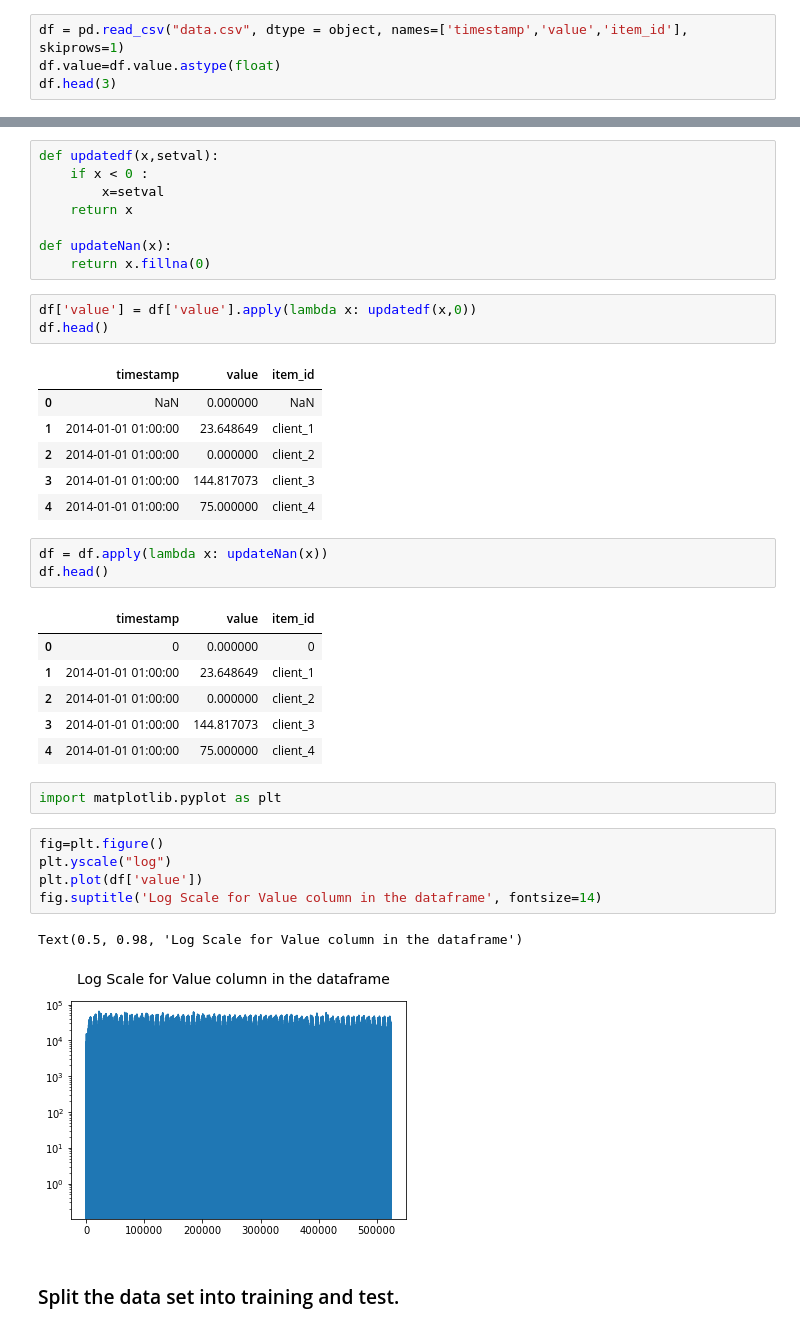
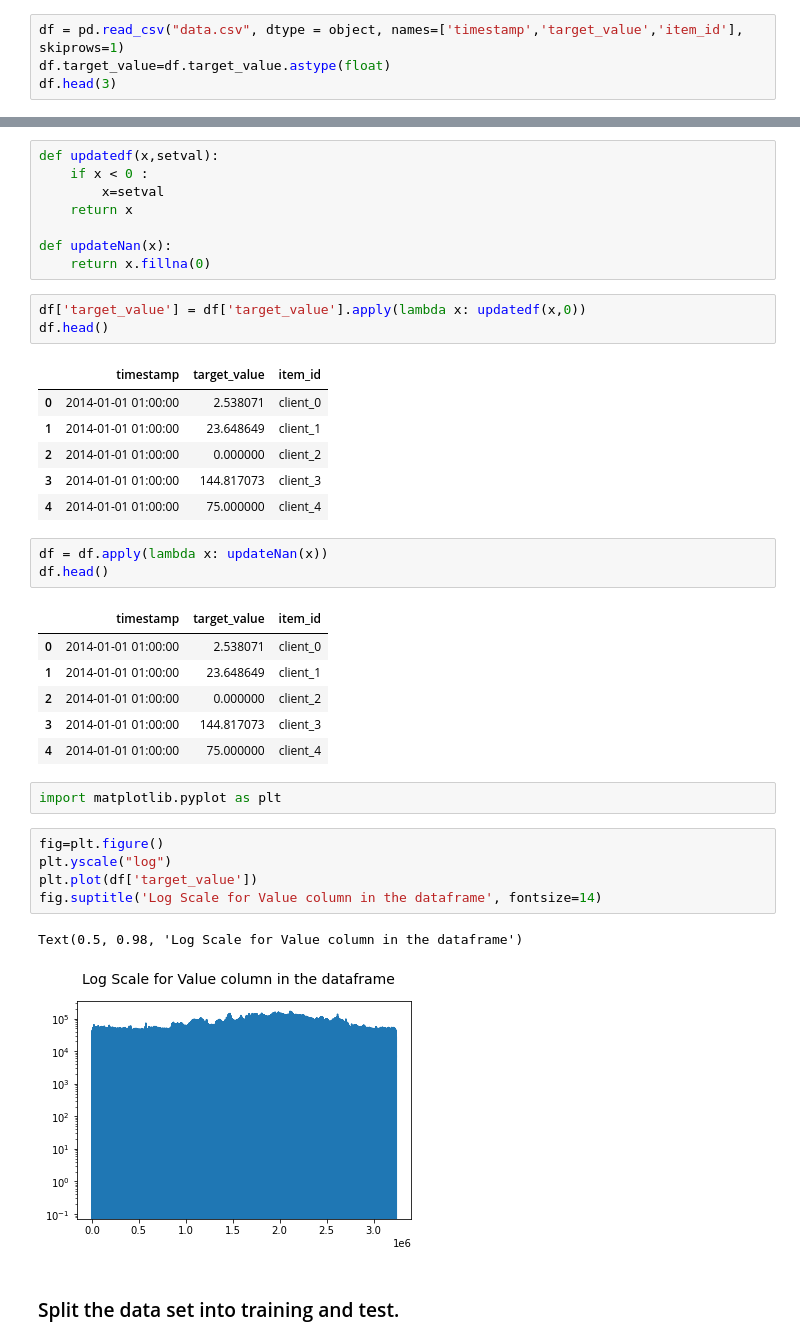
Before and after one commit to cloudmesh-community/sp20-516-255, a Jupyter notebook: Cloudmesh-OpenAPI/AWSForecast/AWSForecastDeepARPlus.ipynb, the cells around one changed output, grey strips where cells are left out. Drawn from its saved outputs; the diff is of its cells as text.

```diff
--- a/Cloudmesh-OpenAPI/AWSForecast/AWSForecastDeepARPlus.ipynb
+++ b/Cloudmesh-OpenAPI/AWSForecast/AWSForecastDeepARPlus.ipynb
@@ -28,7 +28,7 @@ from time import sleep
 * Set missing values to 0
 * Create a log scale for the value
 # %%
-df = pd.read_csv("data.csv", dtype = object, names=['timestamp','value','item_id'], skiprows=1)
-df.value=df.value.astype(float)
+df = pd.read_csv("data.csv", dtype = object, names=['timestamp','target_value','item_id'], skiprows=1)
+df.target_value=df.target_value.astype(float)
 df.head(3)
 # %% [output]
@@ -45,11 +45,11 @@ def updatedf(x,setval):
 def updateNan(x):
     return x.fillna(0)
 # %%
-df['value'] = df['value'].apply(lambda x: updatedf(x,0))
+df['target_value'] = df['target_value'].apply(lambda x: updatedf(x,0))
 df.head()
 # %% [output]
-|  | timestamp | value | item_id |
-| 0 | NaN | 0.000000 | NaN |
+|  | timestamp | target_value | item_id |
+| 0 | 2014-01-01 01:00:00 | 2.538071 | client_0 |
 | 1 | 2014-01-01 01:00:00 | 23.648649 | client_1 |
 | 2 | 2014-01-01 01:00:00 | 0.000000 | client_2 |
 | 3 | 2014-01-01 01:00:00 | 144.817073 | client_3 |
@@ -58,8 +58,8 @@ df.head()
 df = df.apply(lambda x: updateNan(x))
 df.head()
 # %% [output]
-|  | timestamp | value | item_id |
-| 0 | 0 | 0.000000 | 0 |
+|  | timestamp | target_value | item_id |
+| 0 | 2014-01-01 01:00:00 | 2.538071 | client_0 |
 | 1 | 2014-01-01 01:00:00 | 23.648649 | client_1 |
 | 2 | 2014-01-01 01:00:00 | 0.000000 | client_2 |
 | 3 | 2014-01-01 01:00:00 | 144.817073 | client_3 |
@@ -69,11 +69,11 @@ import matplotlib.pyplot as plt
 # %%
 fig=plt.figure()
 plt.yscale("log")
-plt.plot(df['value'])
+plt.plot(df['target_value'])
 fig.suptitle('Log Scale for Value column in the dataframe', fontsize=14)
 # %% [output]
 Text(0.5, 0.98, 'Log Scale for Value column in the dataframe')
-[figure, old version]
+[figure, new version]
 # %% [markdown]
 ### Split the data set into training and test.
 # %%
```
Also changed, not shown: parts of 28 cells of this notebook, 1 other file.
